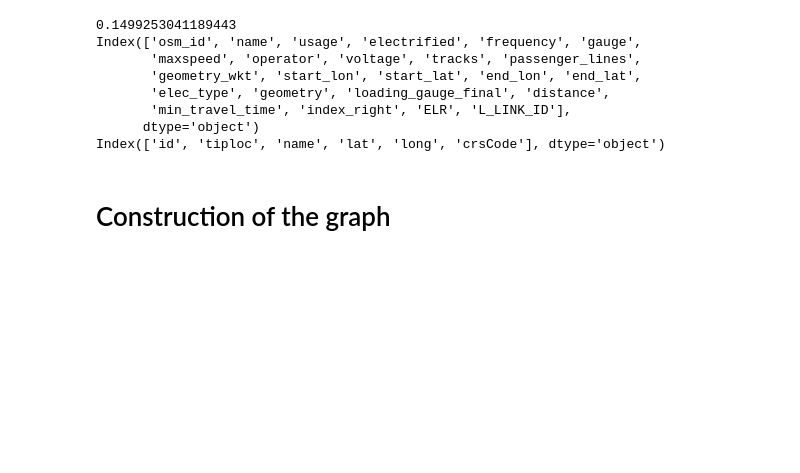
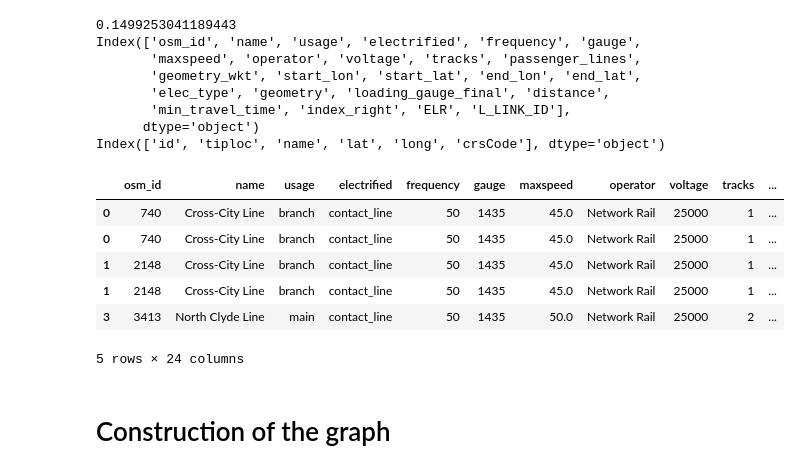
Before and after one commit to thibaultquentin66-lang/resilience_freight_train_UK, a Jupyter notebook: Final_Work.ipynb, the cells around one changed output. Saved outputs shown, nothing was run; the diff lists cells and outputs as text; code cells hidden in the pictures; blank space fills up the shorter version.

```diff
--- a/Final_Work.ipynb
+++ b/Final_Work.ipynb
@@ -342,3 +344,13 @@ Index(['id', 'tiploc', 'name', 'lat', 'long', 'crsCode'], dtype='object')
+# %%
+df_final.head()
+# %% [output]
+|  | osm_id | name | usage | electrified | frequency | gauge | maxspeed | operator | voltage | tracks | ... |
+| 0 | 740 | Cross-City Line | branch | contact_line | 50 | 1435 | 45.0 | Network Rail | 25000 | 1 | ... |
+| 0 | 740 | Cross-City Line | branch | contact_line | 50 | 1435 | 45.0 | Network Rail | 25000 | 1 | ... |
+| 1 | 2148 | Cross-City Line | branch | contact_line | 50 | 1435 | 45.0 | Network Rail | 25000 | 1 | ... |
+| 1 | 2148 | Cross-City Line | branch | contact_line | 50 | 1435 | 45.0 | Network Rail | 25000 | 1 | ... |
+| 3 | 3413 | North Clyde Line | main | contact_line | 50 | 1435 | 50.0 | Network Rail | 25000 | 2 | ... |
+5 rows × 24 columns
 # %% [markdown]
 # Construction of the graph
 # %%
```
Also changed, not shown: parts of 39 cells of this notebook, 1 other file.
